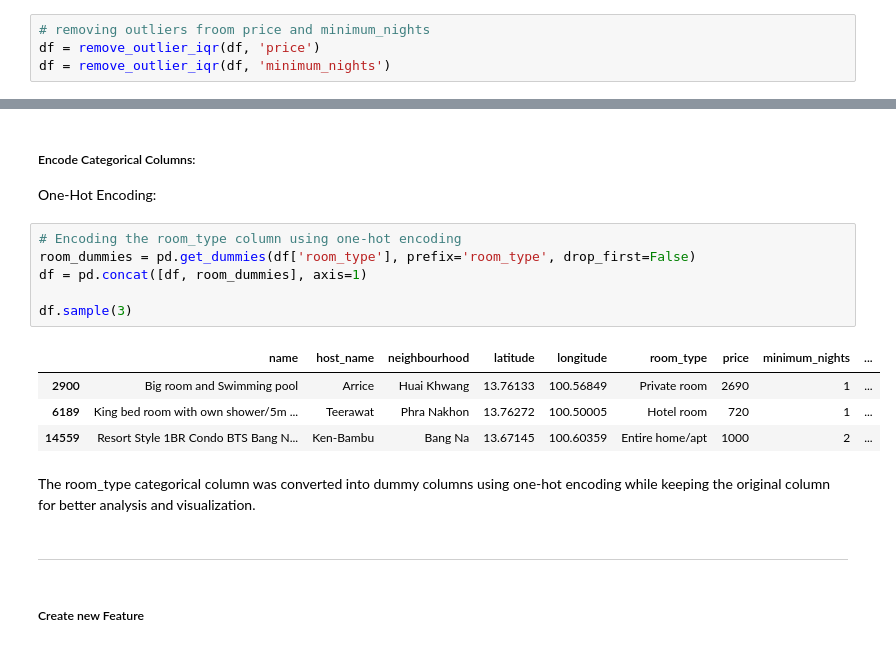
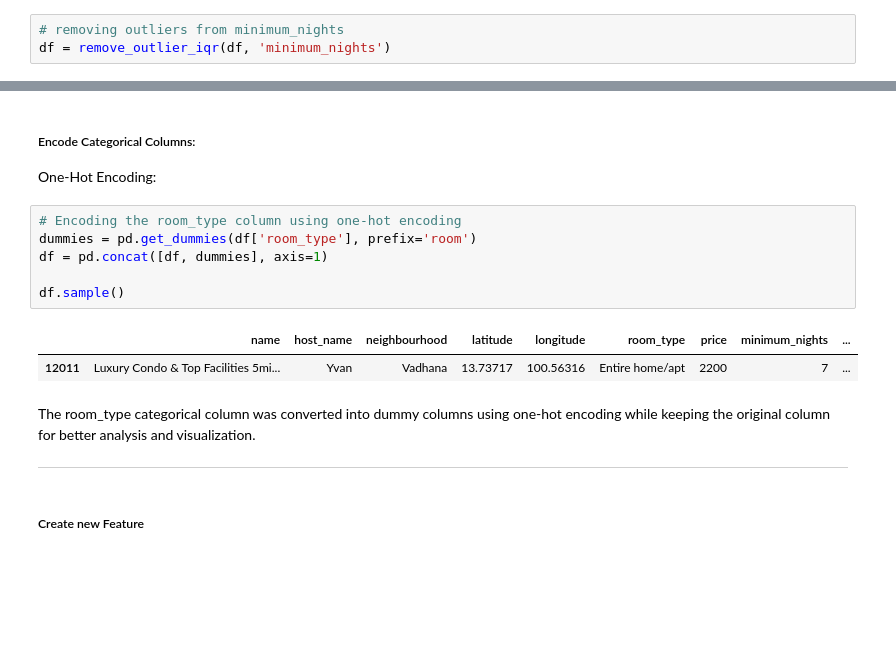
Before and after one commit to sg-333/Airbnb-DA, a Jupyter notebook: project.ipynb, the cells around one changed output, grey strips where cells are left out. Drawn from its saved outputs; the diff is of its cells as text; blank space fills up the shorter version.

```diff
--- a/project.ipynb
+++ b/project.ipynb
@@ -238,7 +237,6 @@ def remove_outlier_iqr(df, col):
 
     return df[(df[col] >= lower_bound) & (df[col] <= upper_bound)] # removes the outliers
 # %%
-# removing outliers froom price and minimum_nights
-df = remove_outlier_iqr(df, 'price')
+# removing outliers from minimum_nights
 df = remove_outlier_iqr(df, 'minimum_nights')
 # %%
@@ -256,19 +254,17 @@ Removing the outliers helps visualizing and analysis more meaningfully and reali
 One-Hot Encoding:
 # %%
 # Encoding the room_type column using one-hot encoding
-room_dummies = pd.get_dummies(df['room_type'], prefix='room_type', drop_first=False)
-df = pd.concat([df, room_dummies], axis=1)
+dummies = pd.get_dummies(df['room_type'], prefix='room')
+df = pd.concat([df, dummies], axis=1)
 
-df.sample(3)
+df.sample()
 # %% [output]
 |  | name | host_name | neighbourhood | latitude | longitude | room_type | price | minimum_nights | ... |
-| 2900 | Big room and Swimming pool | Arrice | Huai Khwang | 13.76133 | 100.56849 | Private room | 2690 | 1 | ... |
-| 6189 | King bed room with own shower/5m ... | Teerawat | Phra Nakhon | 13.76272 | 100.50005 | Hotel room | 720 | 1 | ... |
-| 14559 | Resort Style 1BR Condo BTS Bang N... | Ken-Bambu | Bang Na | 13.67145 | 100.60359 | Entire home/apt | 1000 | 2 | ... |
+| 12011 | Luxury Condo & Top Facilities 5mi... | Yvan | Vadhana | 13.73717 | 100.56316 | Entire home/apt | 2200 | 7 | ... |
 # %% [markdown]
 The room_type categorical column was converted into dummy columns using one-hot encoding while keeping the original column for better analysis and visualization.
+
+---
-# %% [markdown]
----
 # %% [markdown]
 ##### Create new Feature
 # %% [markdown]
```
Also changed, not shown: parts of 37 cells of this notebook.
